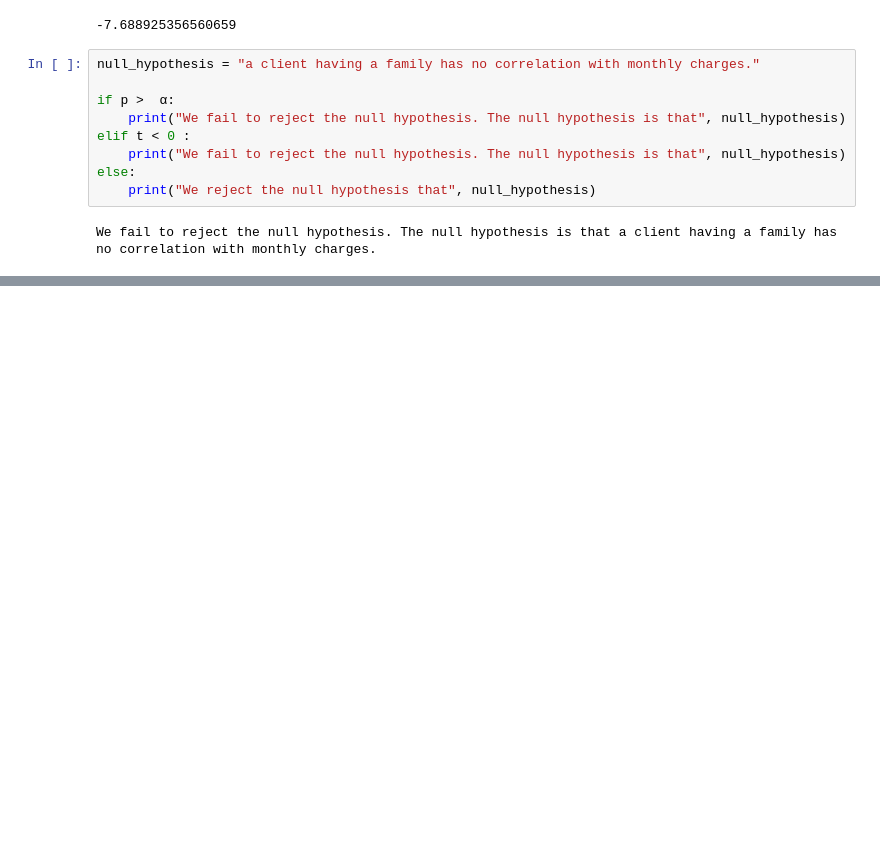
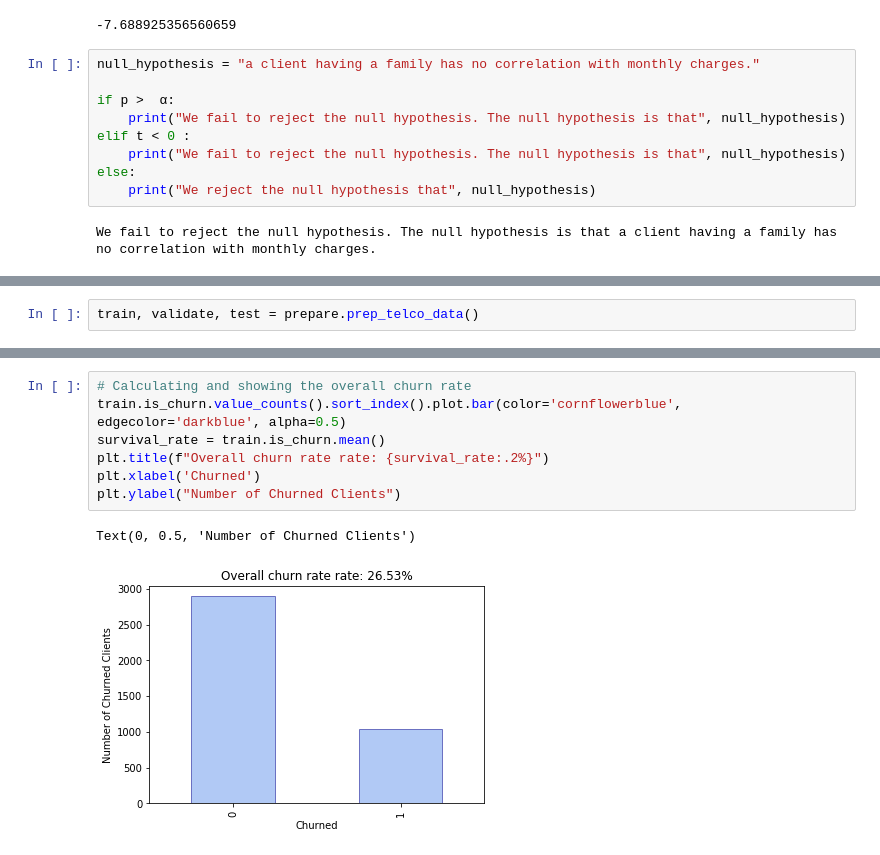
Before and after one commit to GabbyBarajasBroussard/classification-project, a Jupyter notebook: final_presentation_notebook.ipynb, the cells around one changed output, grey strips where cells are left out. Cells and saved outputs as stored; diff of their text form; blank space fills up the shorter version.

```diff
--- a/final_presentation_notebook.ipynb
+++ b/final_presentation_notebook.ipynb
@@ -321,0 +334,2 @@ We fail to reject the null hypothesis. The null hypothesis is that a client havi
+# %%
+train, validate, test = prepare.prep_telco_data()
@@ -321,0 +343,10 @@ We fail to reject the null hypothesis. The null hypothesis is that a client havi
+# %%
+# Calculating and showing the overall churn rate
+train.is_churn.value_counts().sort_index().plot.bar(color='cornflowerblue', edgecolor='darkblue', alpha=0.5)
+survival_rate = train.is_churn.mean()
+plt.title(f"Overall churn rate rate: {survival_rate:.2%}")
+plt.xlabel('Churned')
+plt.ylabel("Number of Churned Clients")
+# %% [output]
+Text(0, 0.5, 'Number of Churned Clients')
+[figure, added]
```
Also changed, not shown: parts of 36 cells of this notebook.
